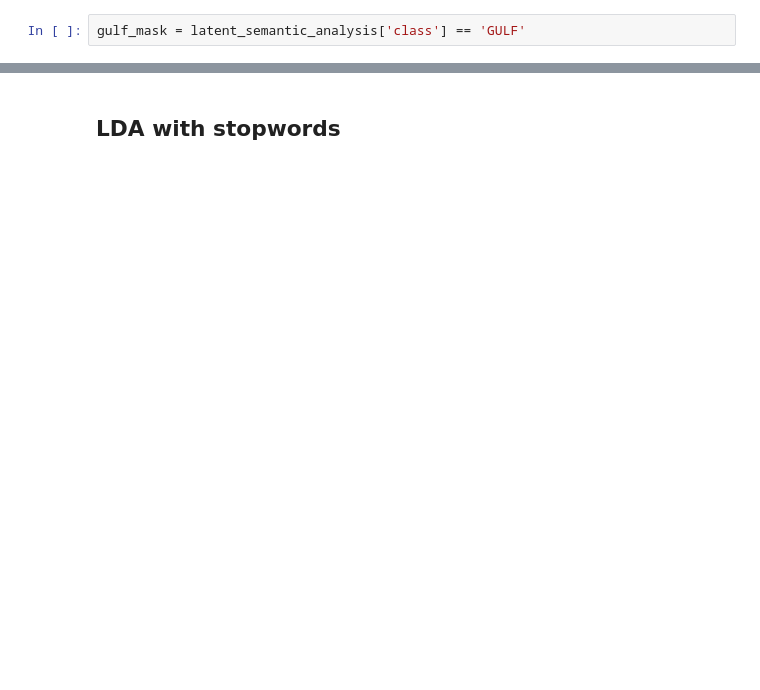
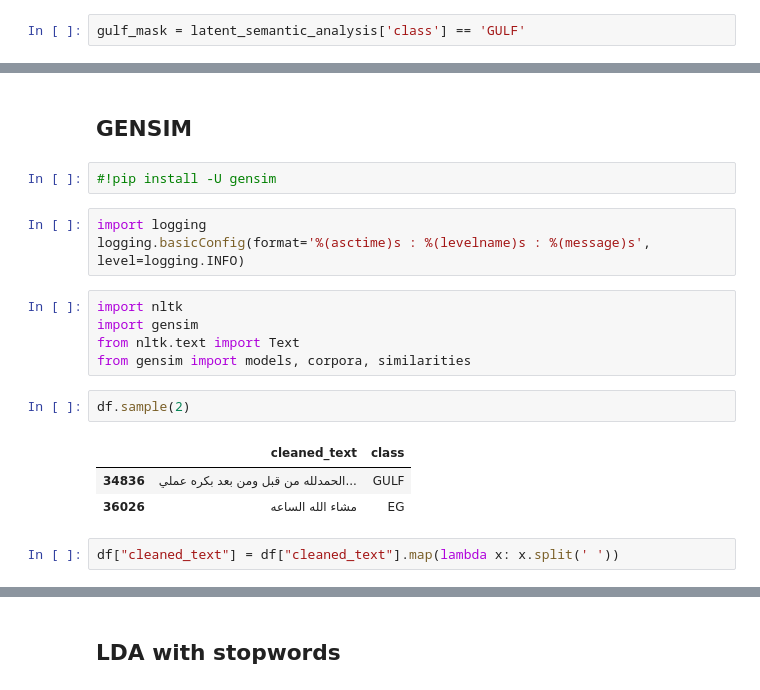
Before and after one commit to telsahy/capstone-52, a Jupyter notebook: topic_modeling_experiments/lsa_lda/lsa_lda_with_stop.ipynb, the cells around one changed output, grey strips where cells are left out. Saved outputs shown, nothing was run; the diff lists cells and outputs as text; blank space fills up the shorter version.

Commit message:
updated gensim notebook with new market matrix file

```diff
--- a/topic_modeling_experiments/lsa_lda/lsa_lda_with_stop.ipynb
+++ b/topic_modeling_experiments/lsa_lda/lsa_lda_with_stop.ipynb
@@ -263,0 +176,20 @@ latent_semantic_analysis[(latent_semantic_analysis['class'] == 'GULF')
+# %% [markdown]
+## GENSIM
+# %%
+#!pip install -U gensim
+# %%
+import logging
+logging.basicConfig(format='%(asctime)s : %(levelname)s : %(message)s', level=logging.INFO)
+# %%
+import nltk
+import gensim
+from nltk.text import Text
+from gensim import models, corpora, similarities
+# %%
+df.sample(2)
+# %% [output]
+|  | cleaned_text | class |
+| 34836 | الحمدلله من قبل ومن بعد بكره عملي... | GULF |
+| 36026 | مشاء الله الساعه | EG |
+# %%
+df["cleaned_text"] = df["cleaned_text"].map(lambda x: x.split(' '))
```
Also changed, not shown: parts of 88 cells of this notebook.
